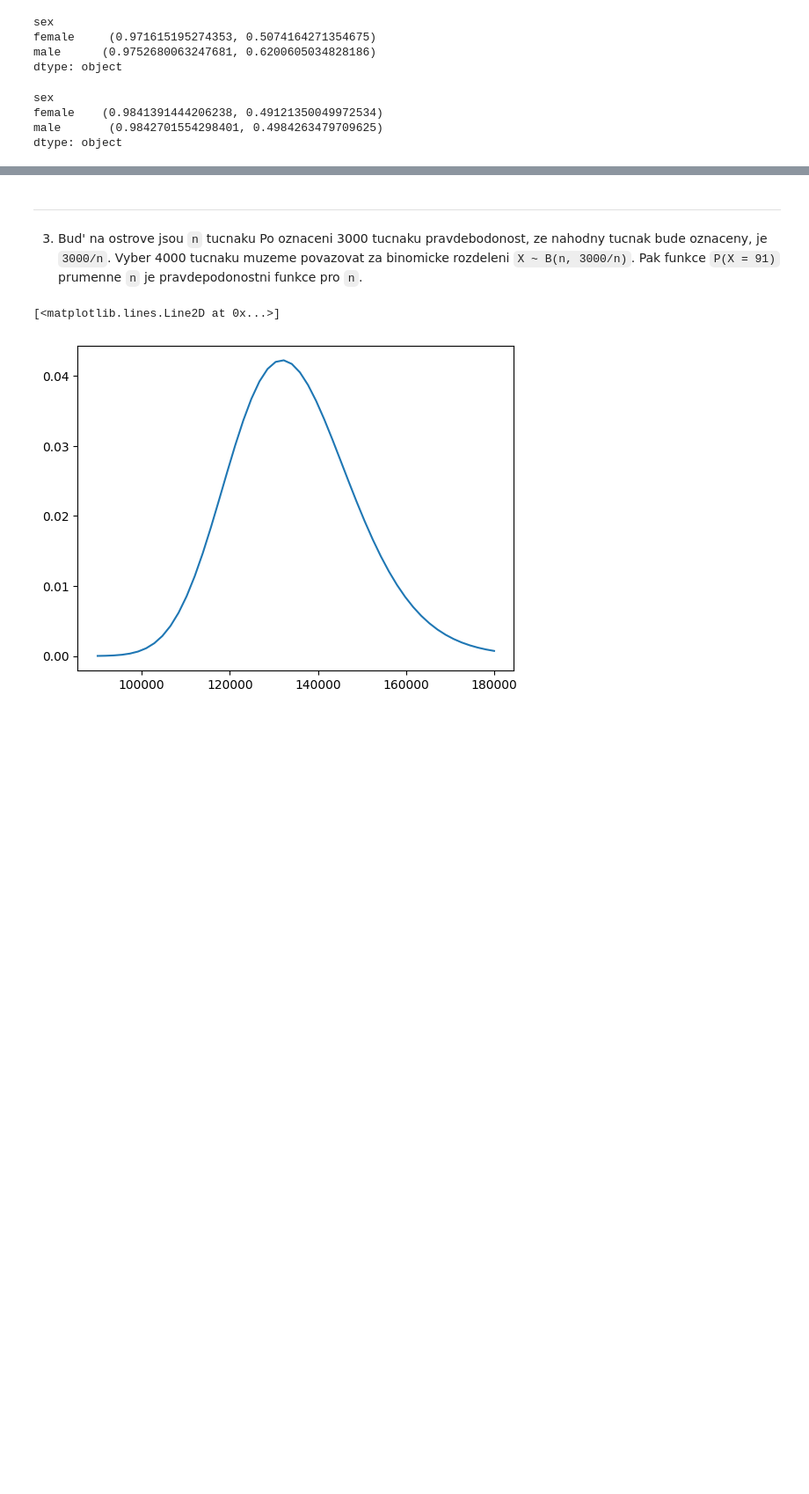
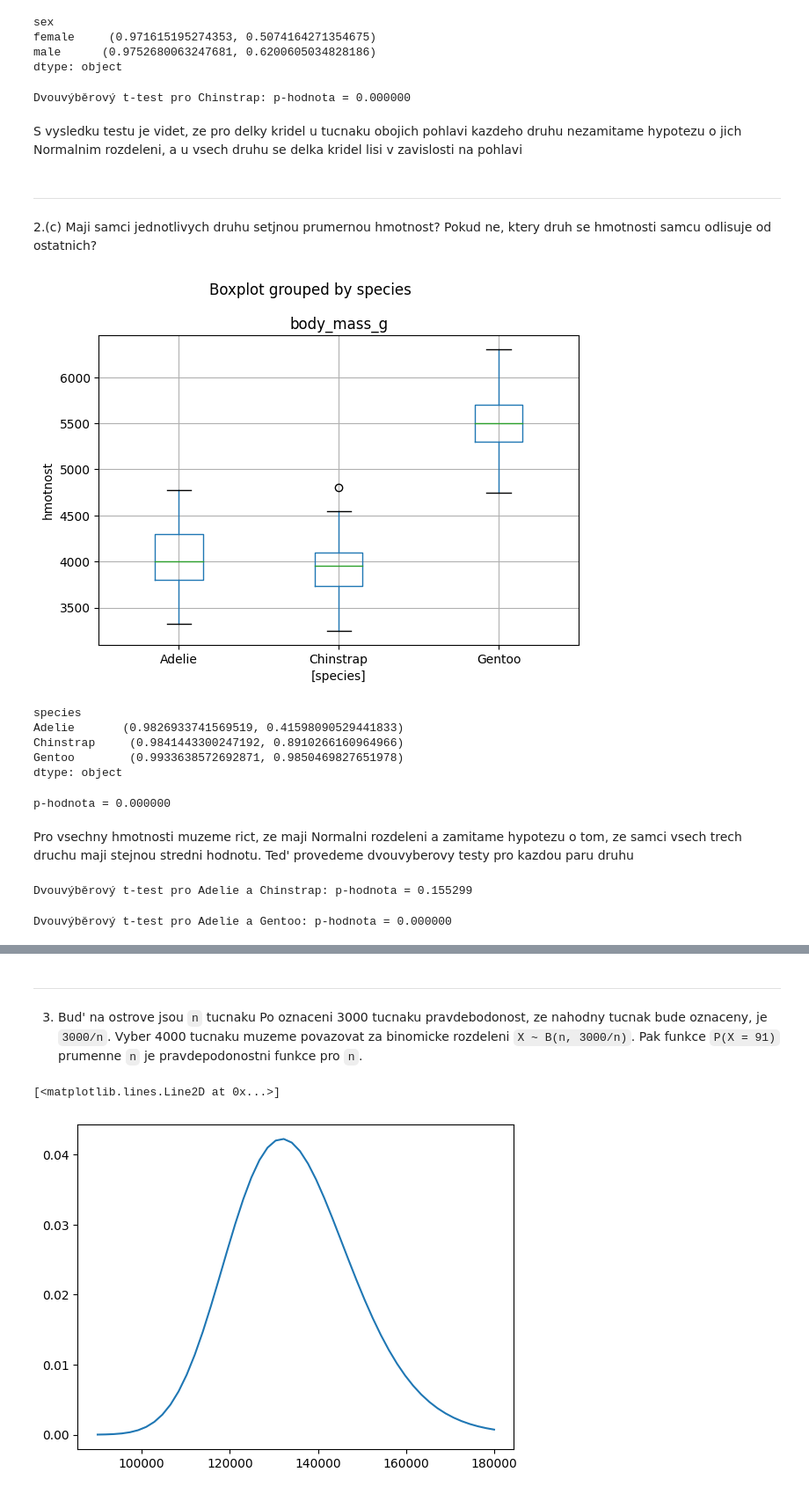
Before and after one commit to 1AmIWho1/projekt-STA, a Jupyter notebook: reseni.ipynb, the cells around one changed output, grey strips where cells are left out. Shown: that part at 88% size. Drawn from its saved outputs; the diff is of its cells as text; code cells hidden in the pictures; blank space fills up the shorter version.

Commit message:
added tests

```diff
--- a/reseni.ipynb
+++ b/reseni.ipynb
@@ -117,10 +141,46 @@ sex
 female     (0.971615195274353, 0.5074164271354675)
 male      (0.9752680063247681, 0.6200605034828186)
 dtype: object
+# %%
+test = stats.ttest_ind(data['flipper_length_mm'][data['species'] == 'Chinstrap'][data['sex'] == 'male'], data['flipper_length_mm'][data['species'] == 'Chinstrap'][data['sex'] == 'female'], equal_var=True)
+print('Dvouvýběrový t-test pro Chinstrap: p-hodnota = {:f}'.format(test.pvalue))
+# %% [output]
+Dvouvýběrový t-test pro Chinstrap: p-hodnota = 0.000000
+# %% [markdown]
+S vysledku testu je videt, ze pro delky kridel u tucnaku obojich pohlavi kazdeho druhu nezamitame hypotezu o jich Normalnim rozdeleni, a u vsech druhu se delka kridel lisi v zavislosti na pohlavi
+# %% [markdown]
+----------------
+# %% [markdown]
+2.(c) Maji samci jednotlivych druhu setjnou prumernou hmotnost? Pokud ne, ktery druh se hmotnosti samcu odlisuje od ostatnich?
+# %%
+male_mass = data[data['sex'] == 'male'][['species', 'body_mass_g']]
+male_mass.boxplot(column=['body_mass_g'], by=['species'])
+plt.ylabel('hmotnost')
+plt.tight_layout()
+# %% [output]
+[figure, added]
 # %%
-data[data['species'] == 'Adelie'][['sex', 'flipper_length_mm']].groupby('sex').apply(stats.shapiro)
+male_mass.groupby('species').apply(stats.shapiro)
 # %% [output]
-sex
-female    (0.9841391444206238, 0.49121350049972534)
-male       (0.9842701554298401, 0.4984263479709625)
+species
+Adelie       (0.9826933741569519, 0.41598090529441833)
+Chinstrap     (0.9841443300247192, 0.8910266160964966)
+Gentoo        (0.9933638572692871, 0.9850469827651978)
 dtype: object
+# %%
+res_anova = pingouin.welch_anova(male_mass, dv='body_mass_g', between='species')
+print('p-hodnota = {:f}'.format(res_anova['p-unc'][0]))
+# %% [output]
+p-hodnota = 0.000000
+# %% [markdown]
+Pro vsechny hmotnosti muzeme rict, ze maji Normalni rozdeleni a zamitame hypotezu o tom, ze samci vsech trech druchu maji stejnou stredni hodnotu. Ted' provedeme dvouvyberovy testy pro kazdou paru druhu
+# %%
+test = stats.ttest_ind(male_mass['body_mass_g'][male_mass['species'] == 'Adelie'], male_mass['body_mass_g'][male_mass['species'] == 'Chinstrap'], equal_var=True)
+print('Dvouvýběrový t-test pro Adelie a Chinstrap: p-hodnota = {:f}'.format(test.pvalue))
+# %% [output]
+Dvouvýběrový t-test pro Adelie a Chinstrap: p-hodnota = 0.155299
+# %%
+test = stats.ttest_ind(male_mass['body_mass_g'][male_mass['species'] == 'Adelie'], male_mass['body_mass_g'][male_mass['species'] == 'Gentoo'], equal_var=True)
+print('Dvouvýběrový t-test pro Adelie a Gentoo: p-hodnota = {:f}'.format(test.pvalue))
+# %% [output]
+Dvouvýběrový t-test pro Adelie a Gentoo: p-hodnota = 0.000000
```
Also changed, not shown: parts of 12 cells of this notebook.
